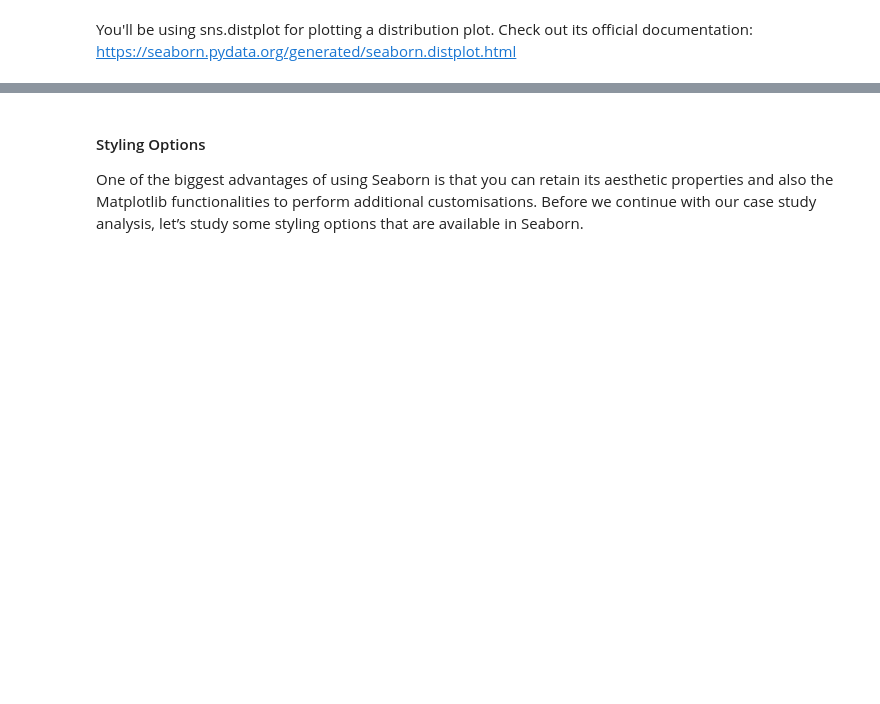
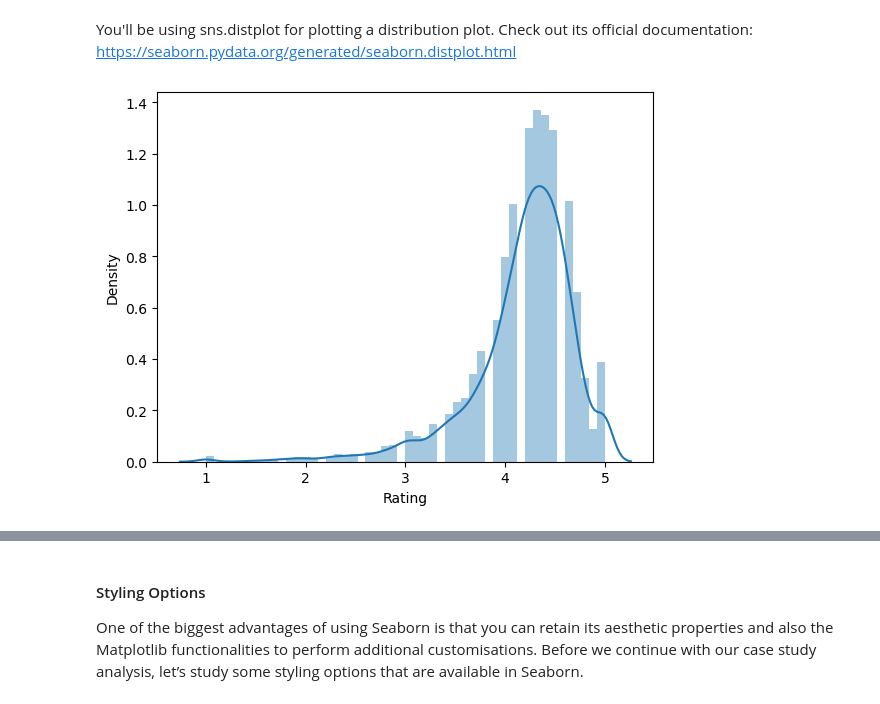
Before and after one commit to mrmankeshraj/PG_Diploma_in_Machine_Learning_and_AI, a Jupyter notebook: Case Study Notebook/Data Visualisation in Python - Case Study.ipynb, the cells around one changed output, grey strips where cells are left out. Drawn from its saved outputs; the diff is of its cells as text; code cells hidden in the pictures; blank space fills up the shorter version.

```diff
--- a/Case Study Notebook/Data Visualisation in Python - Case Study.ipynb
+++ b/Case Study Notebook/Data Visualisation in Python - Case Study.ipynb
@@ -573,5 +577,9 @@ The following is an example of a distribution plot. Notice that now instead of f
 You'll be using sns.distplot for plotting a distribution plot. Check out its official documentation: https://seaborn.pydata.org/generated/seaborn.distplot.html
 # %%
 #Create a distribution plot for rating
+sns.distplot(df_1.Rating)
+plt.show()
+# %% [output]
+[figure, added]
 # %%
 #Change the number of bins
```
Also changed, not shown: parts of 49 cells of this notebook, 2 other files.
